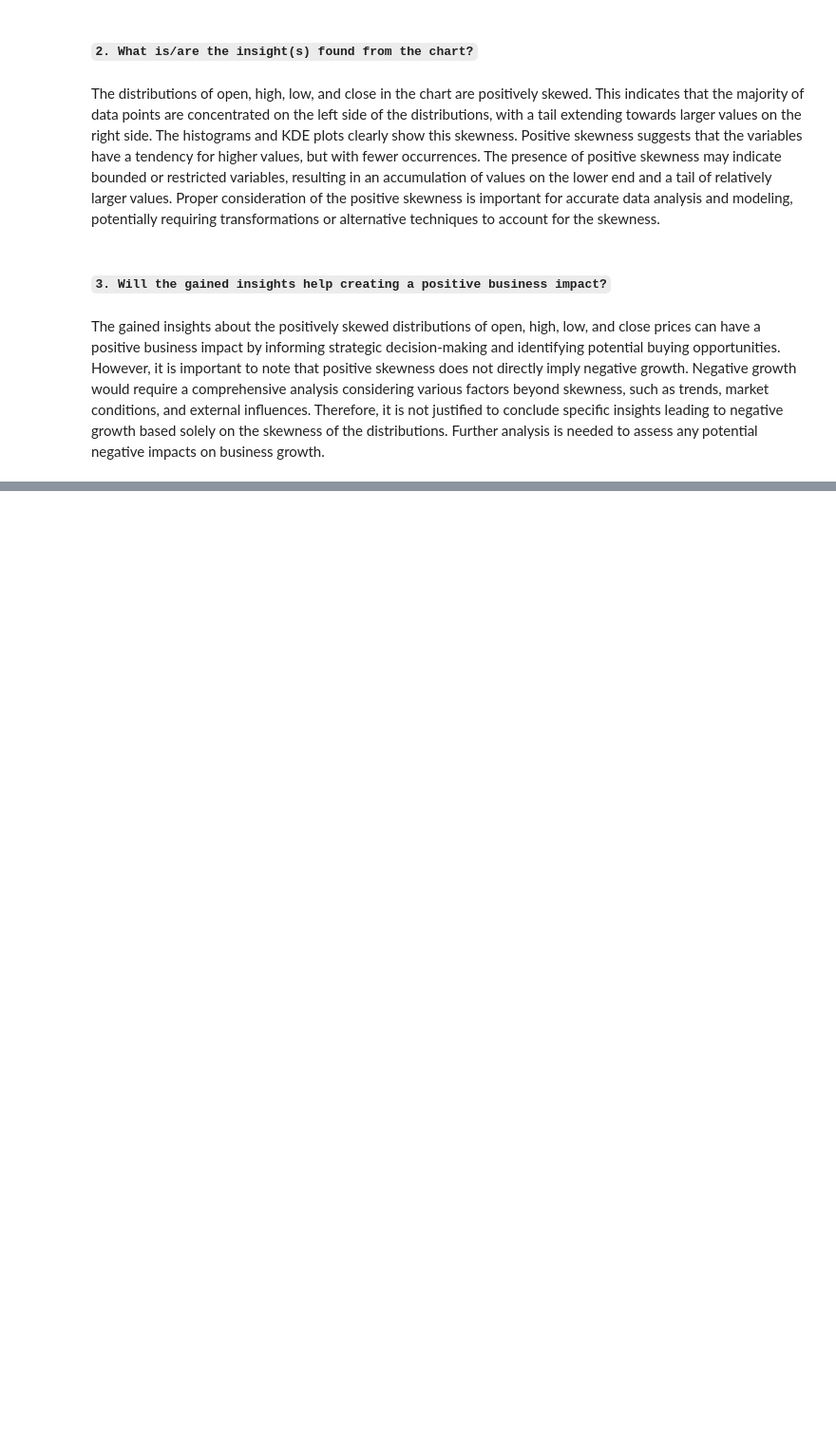
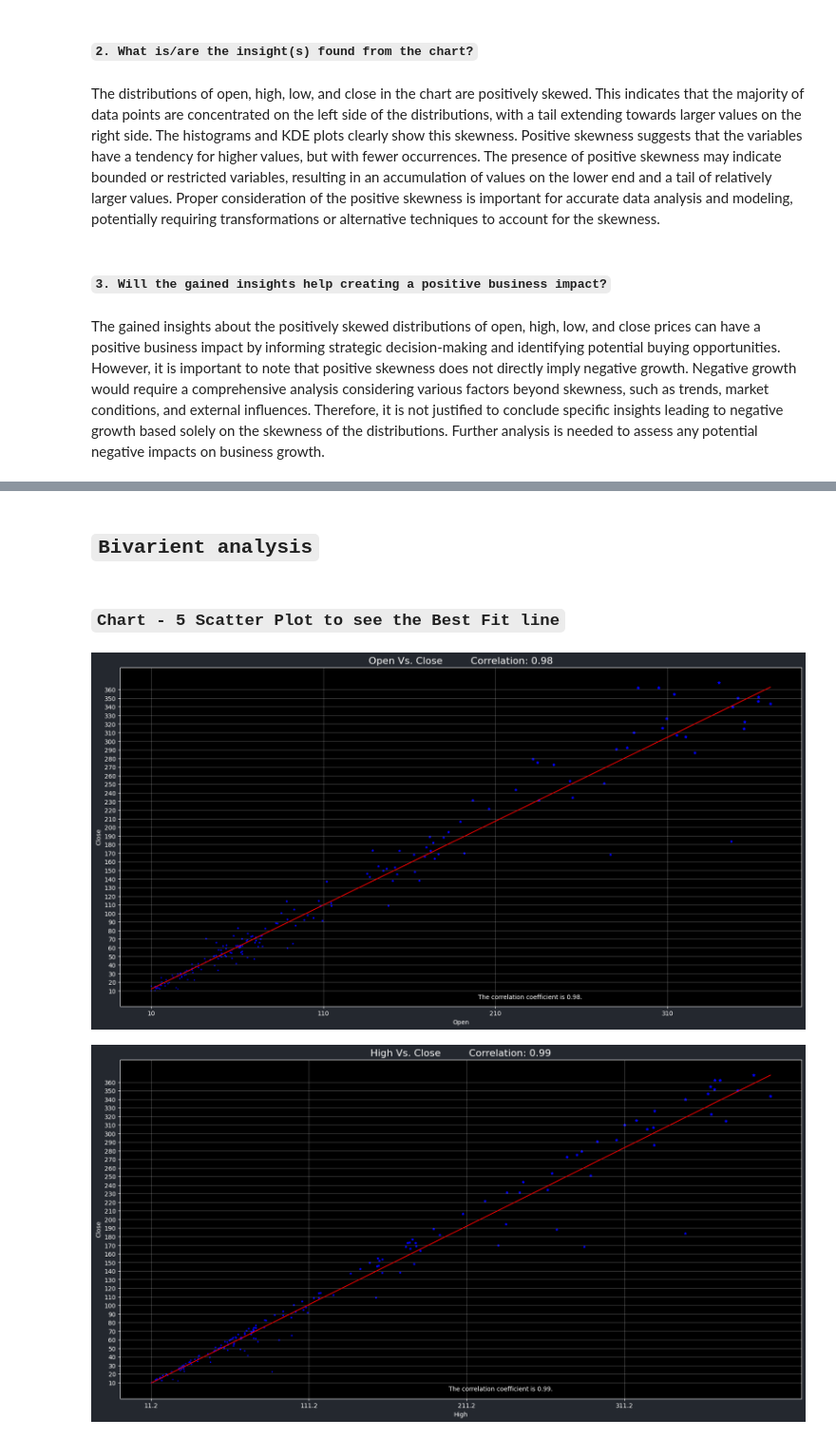
Before and after one commit to Srushti-Rodge/Capstone_Project_ML-Yes_Bank_Stock_Closing_Price_Prediction-, a Jupyter notebook: Capstone_Project_ML(Yes_Bank_Stock_Closing_Price_Prediction).ipynb, the cells around one changed output, grey strips where cells are left out. Shown at 95% size. Cells and saved outputs as stored; diff of their text form; code cells hidden in the pictures; blank space fills up the shorter version.

```diff
--- a/Capstone_Project_ML(Yes_Bank_Stock_Closing_Price_Prediction).ipynb
+++ b/Capstone_Project_ML(Yes_Bank_Stock_Closing_Price_Prediction).ipynb
@@ -459,0 +494,47 @@ The gained insights about the positively skewed distributions of open, high, low
+# %% [markdown]
+## **`Bivarient analysis`**
+# %% [markdown]
+### **`Chart - 5 Scatter Plot to see the Best Fit line`**
+# %%
+# Now to plot scatter plot with best fit line.
+# Function to create scatter plots with correlation lines
+def create_scatter_plot(col, df):
+    fig = plt.figure(figsize=(20, 10))  # Create a new figure with the specified size
+    ax = fig.gca()  # Get the current axes
+    feature = df[col]  # Extract the data for the given column
+    label = df['Close']  # Extract the 'Close' column data
+    correlation = feature.corr(label)  # Calculate the correlation between the two columns
+    plt.scatter(x=feature, y=label, marker="*", c="b", s=label/20)  # Create a scatter plot with blue markers
+    plt.xlabel(col)  # Set the label for the x-axis
+    plt.ylabel('Close')  # Set the label for the y-axis
+    ax.set_title(col + ' Vs. Close' + '         Correlation: ' + str(round(correlation, 2)), fontsize=16)  # Set the title of the plot
+    z = np.polyfit(df[col], df['Close'], 1)  # Fit a linear regression line to the data
+    y_hat = np.poly1d(z)(df[col])  # Generate the y-values for the regression line
+
+    plt.plot(df[col], y_hat, "r", lw=1)  # Plot the regression line in red
+
+    # Add a comment
+    plt.annotate('The correlation coefficient is {}.'.format(round(correlation, 2)), (200, 0.2), fontsize=10)
+
+    # Change the shape of the marker
+    plt.scatter(df[col], df['Close'], marker="*", c="b", s=label/20)  # Create another scatter plot with blue markers
+
+    # Change the size of the marker
+    plt.grid(alpha=0.3)  # Add grid lines with transparency (alpha=0.3)
+    plt.xticks(np.arange(min(df[col]), max(df[col]), 100))  # Set the x-axis ticks
+    plt.yticks(np.arange(min(df['Close']), max(df['Close']), 10))  # Set the y-axis ticks
+
+    # Set the background colors
+    plot_bgcolor = (36/255, 40/255, 47/255)  # RGB values divided by 255
+    paper_bgcolor = (51/255, 56/255, 66/255)  # RGB values divided by 255
+
+    fig.patch.set_facecolor(plot_bgcolor)  # Set the background color of the figure
+
+    plt.show()  # Display the plot
+# %%
+# Loop through the columns and create scatter plots
+for col in ['Open', 'High', 'Low']:
+    create_scatter_plot(col, stock_df)  # Call the function for each column in the loop
+# %% [output]
+[figure, added]
+[figure, added]
```
Also changed, not shown: parts of 7 cells of this notebook.
